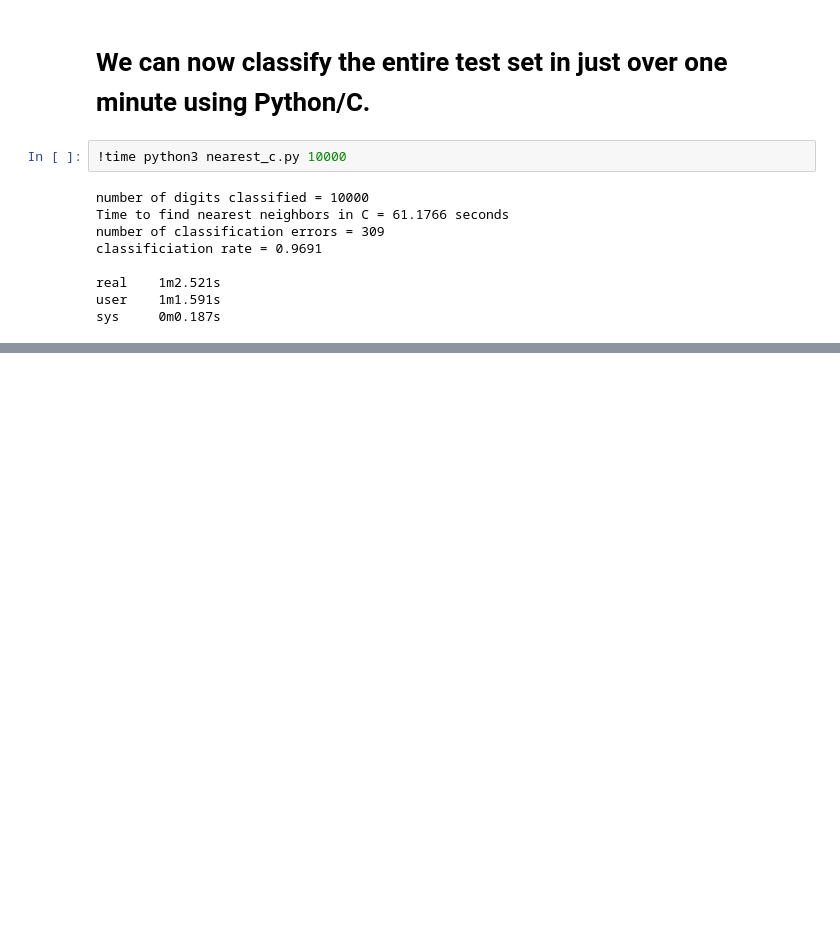
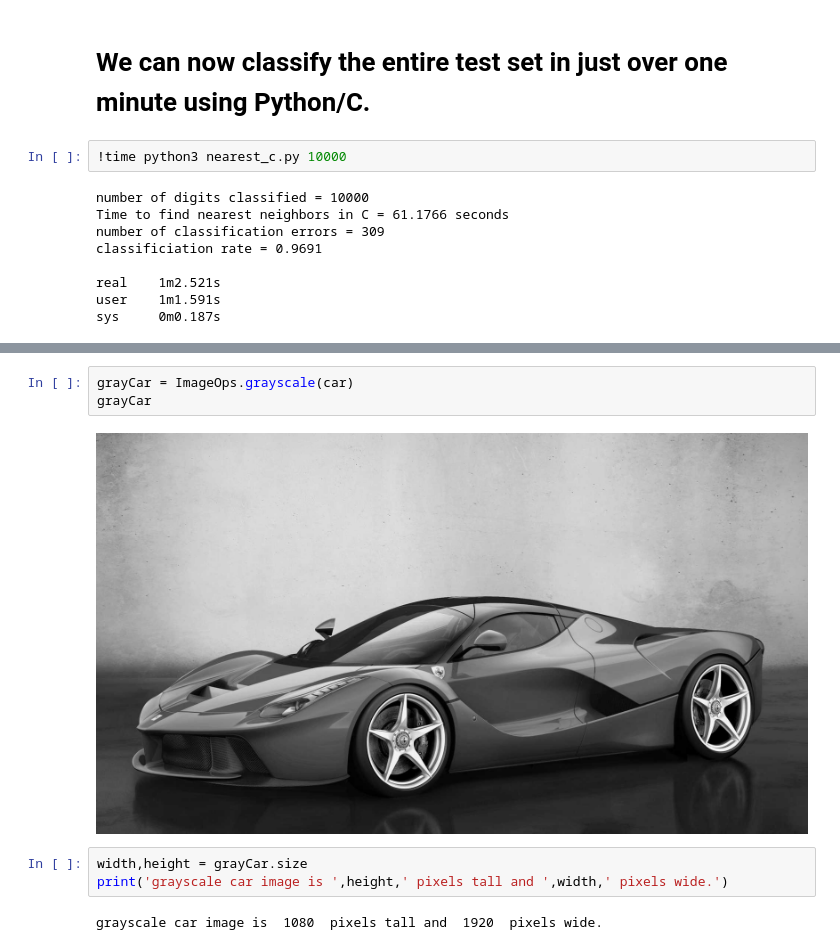
Before and after one commit to jasonrwilson/cmda3634_materials, a Jupyter notebook: L11/lecture11_C_Python.ipynb, the cells around one changed output, grey strips where cells are left out. Saved outputs shown, nothing was run; the diff lists cells and outputs as text; blank space fills up the shorter version.

```diff
--- a/L11/lecture11_C_Python.ipynb
+++ b/L11/lecture11_C_Python.ipynb
@@ -661,0 +673,10 @@ sys     0m0.187s
+# %%
+grayCar = ImageOps.grayscale(car)
+grayCar
+# %% [output]
+[figure, added]
+# %%
+width,height = grayCar.size
+print('grayscale car image is ',height,' pixels tall and ',width,' pixels wide.')
+# %% [output]
+grayscale car image is  1080  pixels tall and  1920  pixels wide.
```
Also changed, not shown: parts of 13 cells of this notebook.
